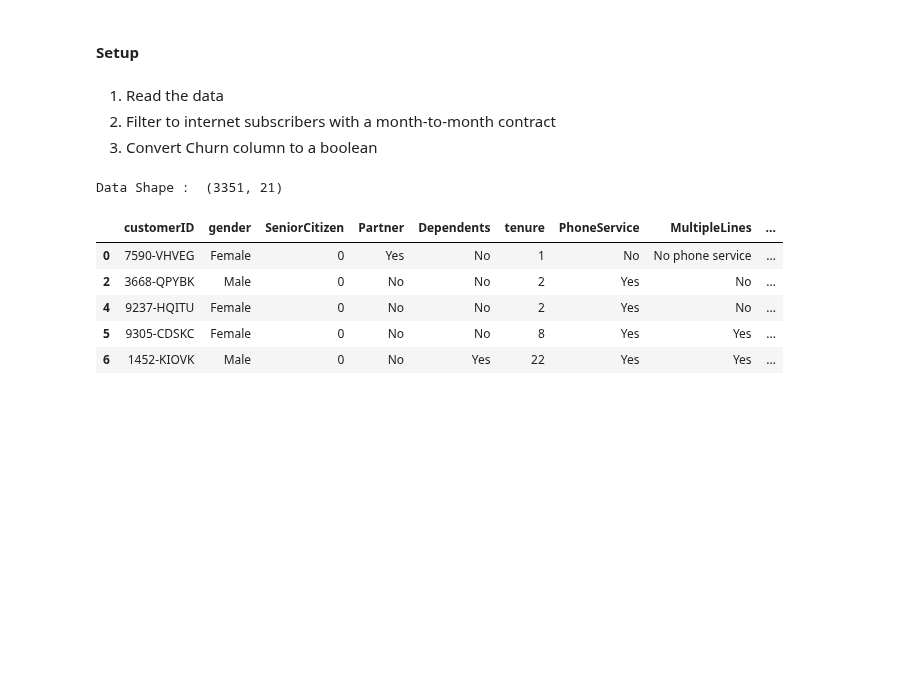
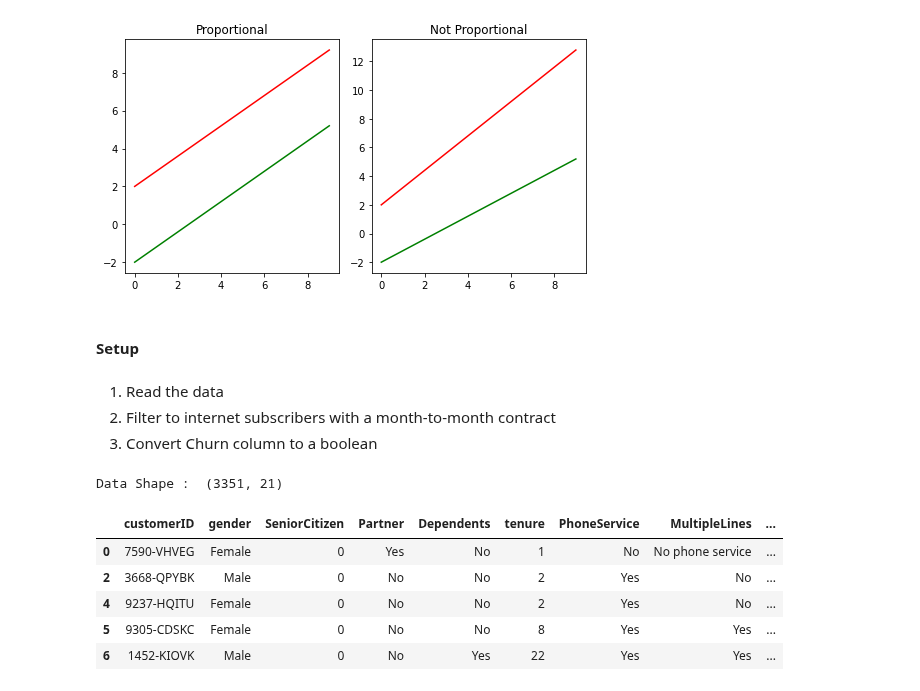
Before and after one commit to suvigyajain0101/CaseStudies, a Jupyter notebook: SurvivalAnalysis/03_Cox_Proportional_Hazards.ipynb, the cells around one changed output. Drawn from its saved outputs; the diff is of its cells as text; code cells hidden in the pictures; blank space fills up the shorter version.

Commit message:
added residual plots

```diff
--- a/SurvivalAnalysis/03_Cox_Proportional_Hazards.ipynb
+++ b/SurvivalAnalysis/03_Cox_Proportional_Hazards.ipynb
@@ -27,3 +29,18 @@
+# %%
+import matplotlib.pyplot as plt
+
+a = [0.8*i + (-2) for i in range(10)]
+b = [0.8*i + (2) for i in range(10)]
+c = [1.2*i + (2) for i in range(10)]
+
+fig, axes = plt.subplots(nrows=1, ncols=2, figsize=(7, 4))
+axes[0].plot(a,'g-', b, 'r-')
+axes[0].title.set_text('Proportional')
+axes[1].plot(a,'g-', c, 'r-')
+axes[1].title.set_text('Not Proportional')
+fig.tight_layout()
+# %% [output]
+[figure, added]
 # %% [markdown]
 #### Setup
 # %%
```
Also changed, not shown: parts of 4 cells of this notebook.
